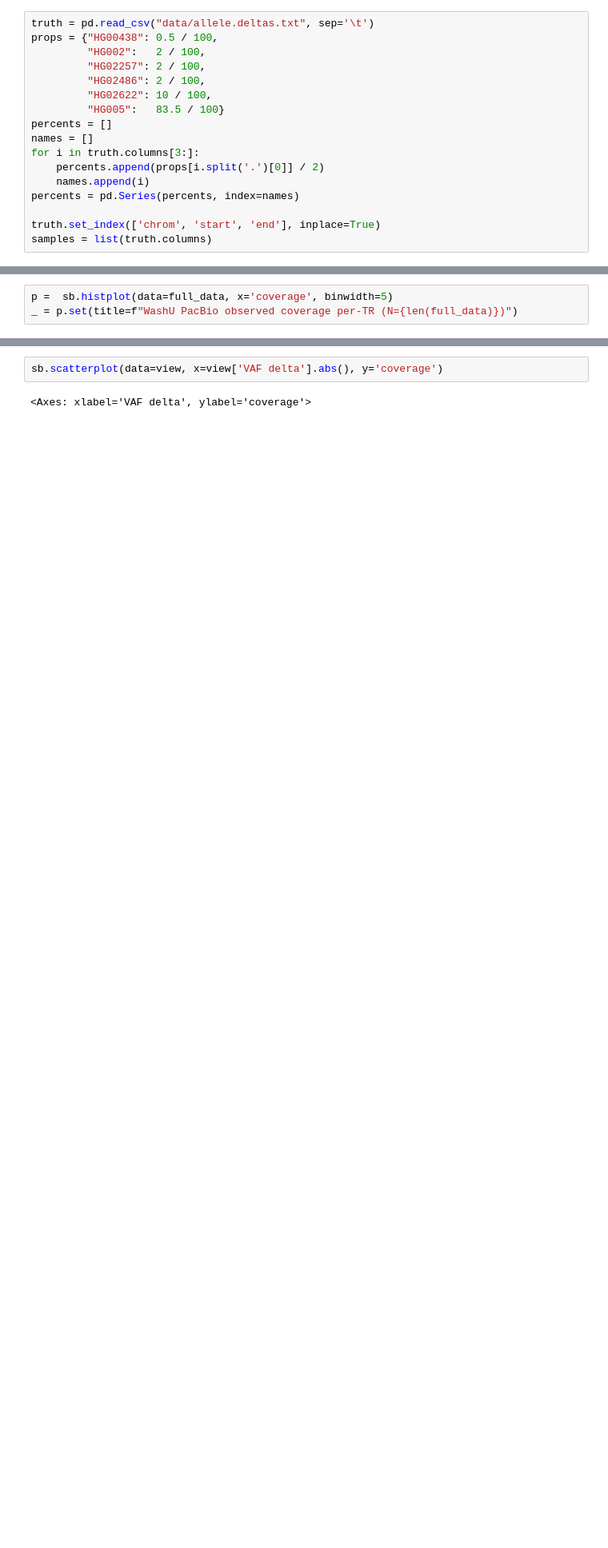
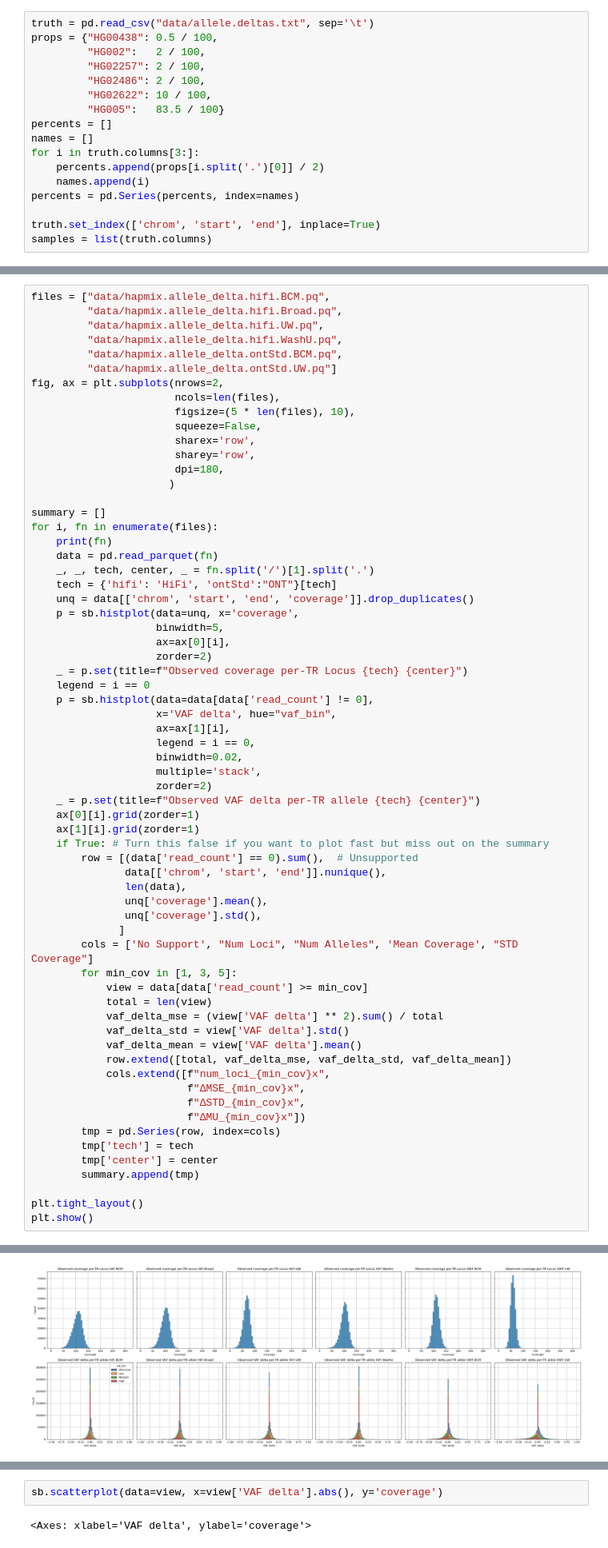
Before and after one commit to BCM-HGSC/SMaHT_MIMS, a Jupyter notebook: allele_delta/ObservedVAF.ipynb, the cells around one changed output, grey strips where cells are left out. Shown at 80% size. Cells and saved outputs as stored; diff of their text form; blank space fills up the shorter version.

Commit message:
Observed VAF work

```diff
--- a/allele_delta/ObservedVAF.ipynb
+++ b/allele_delta/ObservedVAF.ipynb
@@ -38,3 +130,0 @@ full_data['ref_read_coverage'] = full_data['coverage'] - full_data['alt_read_cov
-# %%
-p =  sb.histplot(data=full_data, x='coverage', binwidth=5)
-_ = p.set(title=f"WashU PacBio observed coverage per-TR (N={len(full_data)})")
@@ -42,0 +150,66 @@ _ = p.set(title=f"WashU PacBio observed coverage per-TR (N={len(full_data)})")
+# %%
+files = ["data/hapmix.allele_delta.hifi.BCM.pq",
+         "data/hapmix.allele_delta.hifi.Broad.pq",
+         "data/hapmix.allele_delta.hifi.UW.pq",
+         "data/hapmix.allele_delta.hifi.WashU.pq",
+         "data/hapmix.allele_delta.ontStd.BCM.pq",
+         "data/hapmix.allele_delta.ontStd.UW.pq"]
+fig, ax = plt.subplots(nrows=2,
+                       ncols=len(files),
+                       figsize=(5 * len(files), 10),
+                       squeeze=False,
+                       sharex='row',
+                       sharey='row',
+                       dpi=180,
+                      )
+
+summary = []
+for i, fn in enumerate(files):
+    print(fn)
+    data = pd.read_parquet(fn)
+    _, _, tech, center, _ = fn.split('/')[1].split('.')
+    tech = {'hifi': 'HiFi', 'ontStd':"ONT"}[tech]
+    unq = data[['chrom', 'start', 'end', 'coverage']].drop_duplicates()
+    p = sb.histplot(data=unq, x='coverage',
+                    binwidth=5,
+                    ax=ax[0][i],
+                    zorder=2)
+    _ = p.set(title=f"Observed coverage per-TR Locus {tech} {center}")
+    legend = i == 0
+    p = sb.histplot(data=data[data['read_count'] != 0],
+                    x='VAF delta', hue="vaf_bin",
+                    ax=ax[1][i],
+                    legend = i == 0,
+                    binwidth=0.02,
+                    multiple='stack',
+                    zorder=2)
+    _ = p.set(title=f"Observed VAF delta per-TR allele {tech} {center}")
+    ax[0][i].grid(zorder=1)
+    ax[1][i].grid(zorder=1)
+    if True: # Turn this false if you want to plot fast but miss out on the summary
+        row = [(data['read_count'] == 0).sum(),  # Unsupported
+               data[['chrom', 'start', 'end']].nunique(),
+               len(data),
+               unq['coverage'].mean(),
+               unq['coverage'].std(),
+              ]
+        cols = ['No Support', "Num Loci", "Num Alleles", 'Mean Coverage', "STD Coverage"]
+        for min_cov in [1, 3, 5]:
+            view = data[data['read_count'] >= min_cov]
+            total = len(view)
+            vaf_delta_mse = (view['VAF delta'] ** 2).sum() / total
+            vaf_delta_std = view['VAF delta'].std()
+            vaf_delta_mean = view['VAF delta'].mean()
+            row.extend([total, vaf_delta_mse, vaf_delta_std, vaf_delta_mean])
+            cols.extend([f"num_loci_{min_cov}x",
+                         f"∆MSE_{min_cov}x",
+                         f"∆STD_{min_cov}x",
+                         f"∆MU_{min_cov}x"])
+        tmp = pd.Series(row, index=cols)
+        tmp['tech'] = tech
+        tmp['center'] = center
+        summary.append(tmp)
+
+plt.tight_layout()
+plt.show()
+# %% [output]
@@ -42,0 +222 @@ _ = p.set(title=f"WashU PacBio observed coverage per-TR (N={len(full_data)})")
+[figure, added]
```
Also changed, not shown: parts of 33 cells of this notebook.
